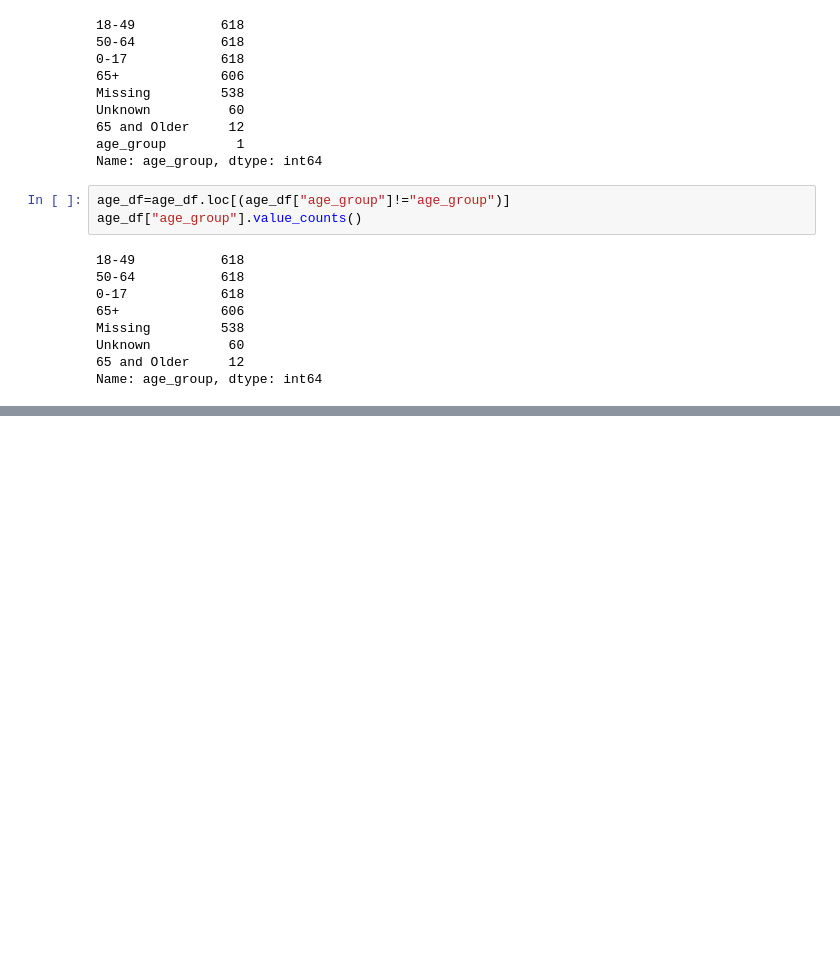
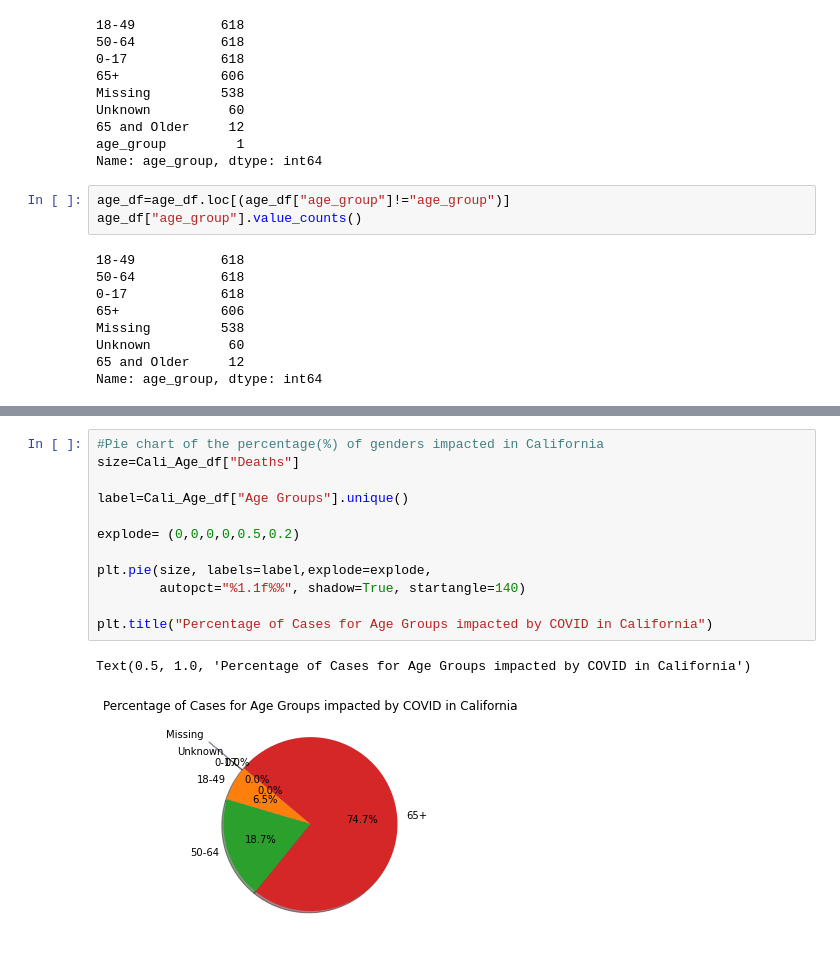
Before and after one commit to JohnGlendening/Project-1_2021, a Jupyter notebook: California gov/Cali_age.ipynb, the cells around one changed output, grey strips where cells are left out. Saved outputs shown, nothing was run; the diff lists cells and outputs as text; blank space fills up the shorter version.

```diff
--- a/California gov/Cali_age.ipynb
+++ b/California gov/Cali_age.ipynb
@@ -103,0 +163,15 @@ plt.show()
+# %%
+#Pie chart of the percentage(%) of genders impacted in California
+size=Cali_Age_df["Deaths"]
+
+label=Cali_Age_df["Age Groups"].unique()
+
+explode= (0,0,0,0,0.5,0.2)
+
+plt.pie(size, labels=label,explode=explode,
+        autopct="%1.1f%%", shadow=True, startangle=140)
+
+plt.title("Percentage of Cases for Age Groups impacted by COVID in California")
+# %% [output]
+Text(0.5, 1.0, 'Percentage of Cases for Age Groups impacted by COVID in California')
+[figure, added]
```
Also changed, not shown: parts of 7 cells of this notebook.
